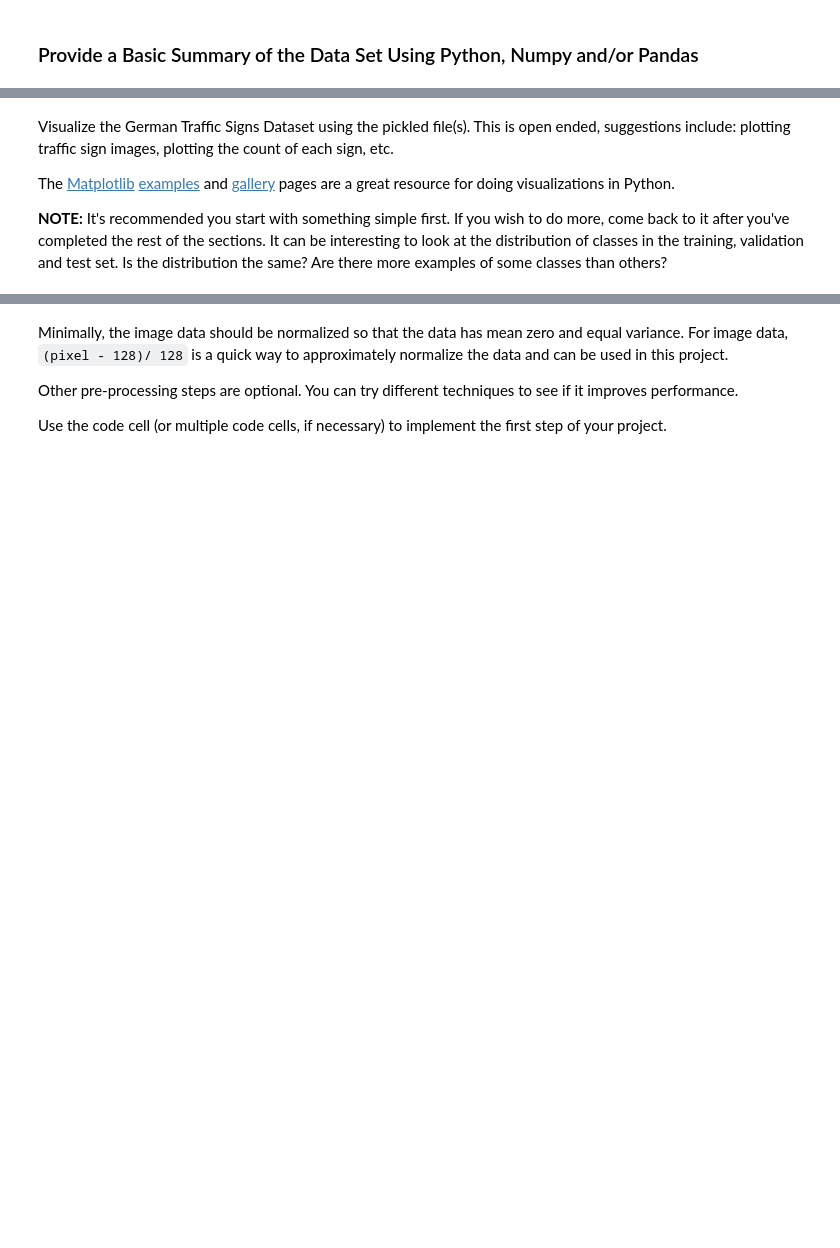
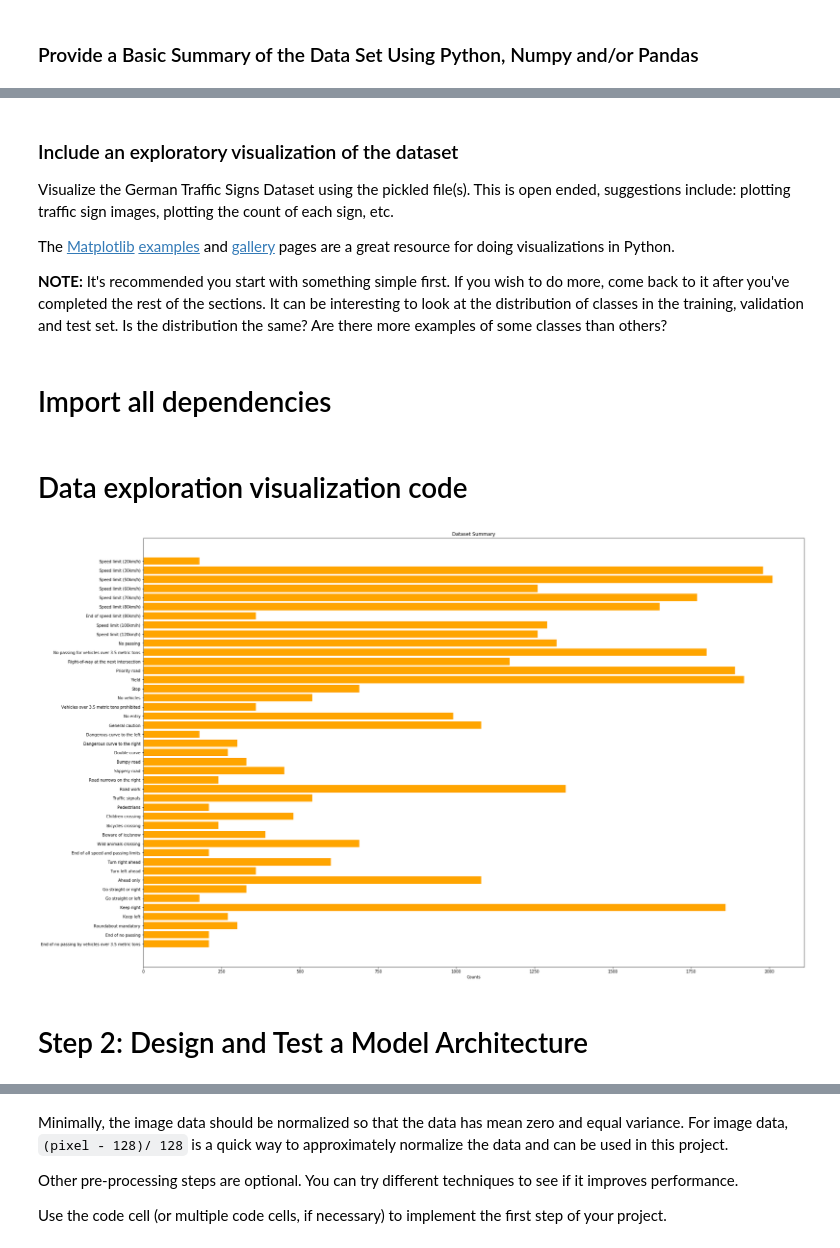
Before and after one commit to jazzTheJackRabbit/p2_traffic_sign_classifier, a Jupyter notebook: sdcp2.ipynb, the cells around one changed output, grey strips where cells are left out. Cells and saved outputs as stored; diff of their text form; code cells hidden in the pictures; blank space fills up the shorter version.

```diff
--- a/sdcp2.ipynb
+++ b/sdcp2.ipynb
@@ -105,6 +101,9 @@ Number of classes = 43
 # %% [markdown]
+### Include an exploratory visualization of the dataset
+
 Visualize the German Traffic Signs Dataset using the pickled file(s). This is open ended, suggestions include: plotting traffic sign images, plotting the count of each sign, etc.
 
 The [Matplotlib](http://matplotlib.org/) [examples](http://matplotlib.org/examples/index.html) and [gallery](http://matplotlib.org/gallery.html) pages are a great resource for doing visualizations in Python.
 
-**NOTE:** It's recommended you start with something simple first. If you wish to do more, come back to it after you've completed the rest of the sections. It can be interesting to look at the distribution of classes in the training, validation and test set. Is the distribution the same? Are there more examples of some classes than others?
+**NOTE:**
+It's recommended you start with something simple first. If you wish to do more, come back to it after you've completed the rest of the sections. It can be interesting to look at the distribution of classes in the training, validation and test set. Is the distribution the same? Are there more examples of some classes than others?
@@ -116,0 +110,2 @@ import matplotlib.pyplot as plt
+# %% [markdown]
+# Import all dependencies
@@ -117 +121,34 @@ import matplotlib.pyplot as plt
+# %% [markdown]
+# Data exploration visualization code
+# %%
+%matplotlib inline
+
+def label_distribution(y_train, fname='dataset_summary'):
+    hist = np.histogram(y_train,43);
+    fig = plt.figure(figsize=(30, 20))
+    ax = fig.add_subplot(1, 1, 1)
+
+    y_pos = np.arange(len(signnames))
+    sign_counts = hist[0]
+
+    ax.barh(y_pos,
+            sign_counts,
+            align='center',
+            color='orange',
+            ecolor='black')
+
+    ax.set_yticks(y_pos)
+    ax.set_yticklabels(list(signnames.values()))
+
+    ax.invert_yaxis()  # labels read top-to-bottom
+    ax.set_xlabel('Counts')
+    ax.set_title('Dataset Summary')
+
+    pylab.savefig('./output_images/{}.png'.format(fname))
+
+label_distribution(y_train)
+# %% [output]
+[figure, added]
+# %% [markdown]
+# Step 2: Design and Test a Model Architecture
 # %% [markdown]
```
Also changed, not shown: parts of 39 cells of this notebook, 9 other files.
